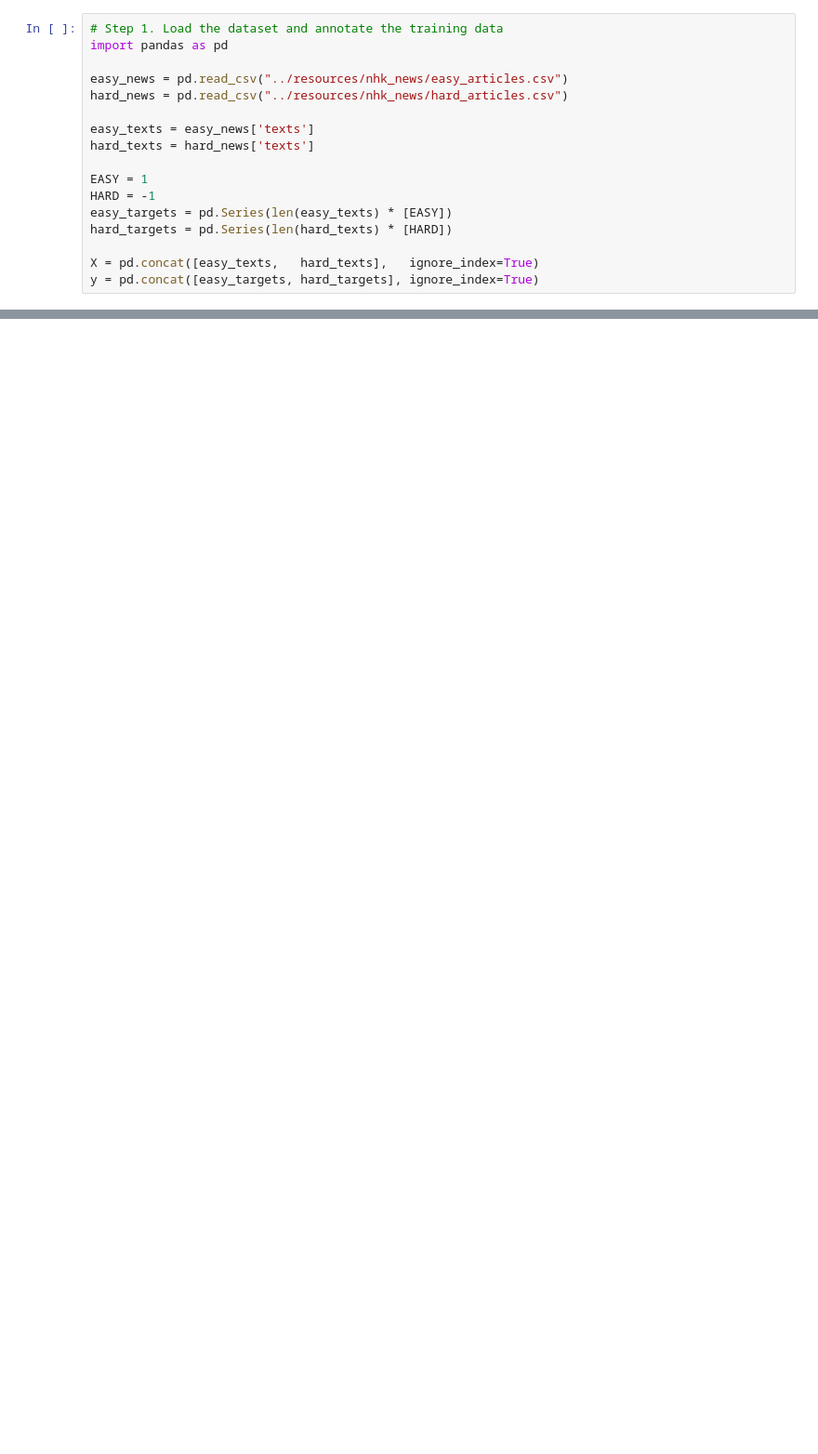
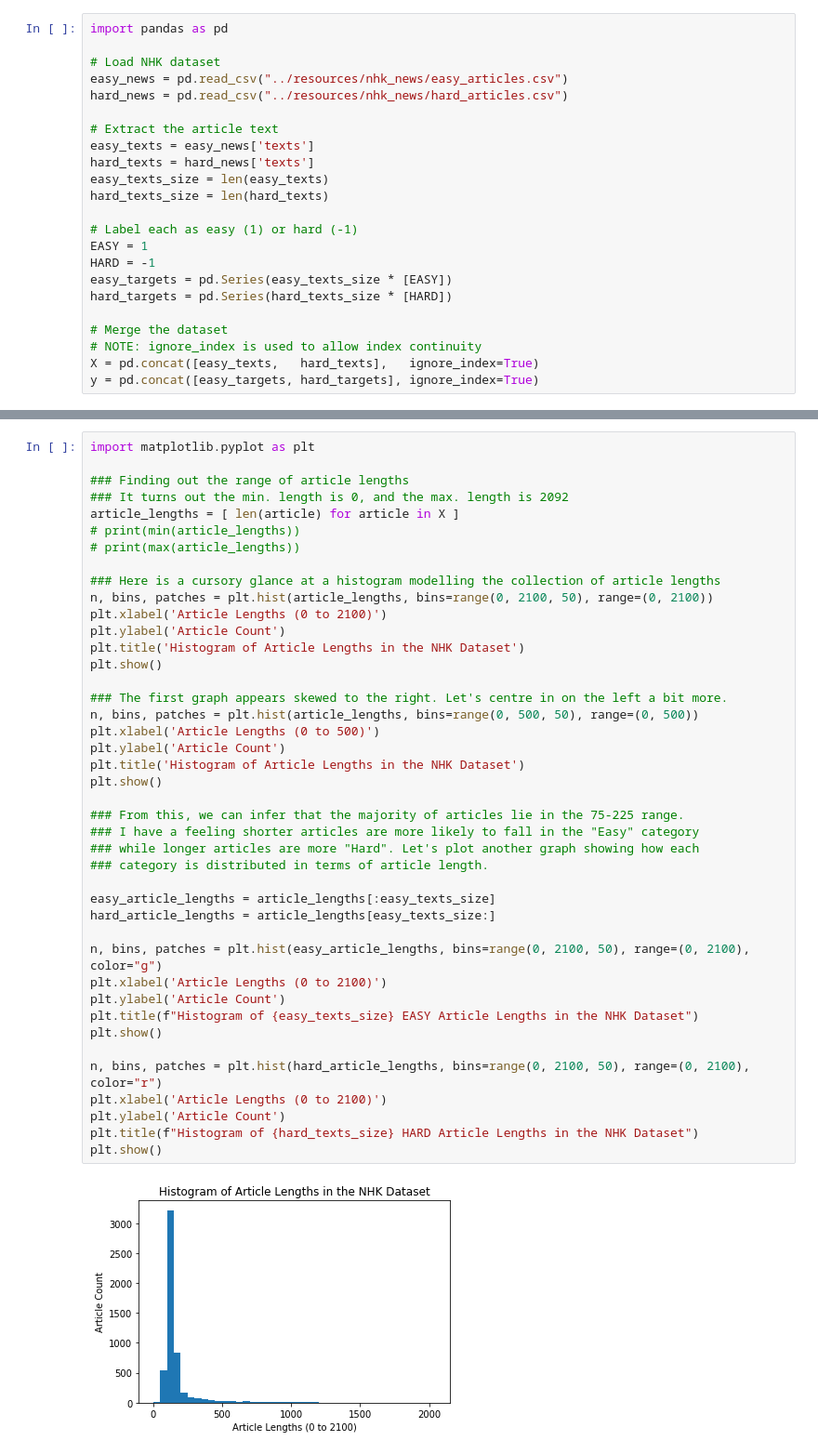
Before and after one commit to thedatadev/language-study-aid, a Jupyter notebook: languages/japanese/models/NHK News Easy Hard Classifier.ipynb, the cells around one changed output, grey strips where cells are left out. Shown at 93% size. Drawn from its saved outputs; the diff is of its cells as text; blank space fills up the shorter version.

```diff
--- a/languages/japanese/models/NHK News Easy Hard Classifier.ipynb
+++ b/languages/japanese/models/NHK News Easy Hard Classifier.ipynb
@@ -13,17 +19,23 @@ TODO:
 # %%
-# Step 1. Load the dataset and annotate the training data
 import pandas as pd
 
+# Load NHK dataset
 easy_news = pd.read_csv("../resources/nhk_news/easy_articles.csv")
 hard_news = pd.read_csv("../resources/nhk_news/hard_articles.csv")
 
+# Extract the article text
 easy_texts = easy_news['texts']
 hard_texts = hard_news['texts']
+easy_texts_size = len(easy_texts)
+hard_texts_size = len(hard_texts)
 
+# Label each as easy (1) or hard (-1)
 EASY = 1
 HARD = -1
-easy_targets = pd.Series(len(easy_texts) * [EASY])
-hard_targets = pd.Series(len(hard_texts) * [HARD])
+easy_targets = pd.Series(easy_texts_size * [EASY])
+hard_targets = pd.Series(hard_texts_size * [HARD])
 
+# Merge the dataset
+# NOTE: ignore_index is used to allow index continuity
 X = pd.concat([easy_texts,   hard_texts],   ignore_index=True)
 y = pd.concat([easy_targets, hard_targets], ignore_index=True)
@@ -35,0 +118,44 @@ y = pd.concat([easy_targets, hard_targets], ignore_index=True)
+# %%
+import matplotlib.pyplot as plt
+
+### Finding out the range of article lengths
+### It turns out the min. length is 0, and the max. length is 2092
+article_lengths = [ len(article) for article in X ]
+# print(min(article_lengths))
+# print(max(article_lengths))
+
+### Here is a cursory glance at a histogram modelling the collection of article lengths
+n, bins, patches = plt.hist(article_lengths, bins=range(0, 2100, 50), range=(0, 2100))
+plt.xlabel('Article Lengths (0 to 2100)')
+plt.ylabel('Article Count')
+plt.title('Histogram of Article Lengths in the NHK Dataset')
+plt.show()
+
+### The first graph appears skewed to the right. Let's centre in on the left a bit more.
+n, bins, patches = plt.hist(article_lengths, bins=range(0, 500, 50), range=(0, 500))
+plt.xlabel('Article Lengths (0 to 500)')
+plt.ylabel('Article Count')
+plt.title('Histogram of Article Lengths in the NHK Dataset')
+plt.show()
+
+### From this, we can infer that the majority of articles lie in the 75-225 range.
+### I have a feeling shorter articles are more likely to fall in the "Easy" category
+### while longer articles are more "Hard". Let's plot another graph showing how each
+### category is distributed in terms of article length.
+
+easy_article_lengths = article_lengths[:easy_texts_size]
+hard_article_lengths = article_lengths[easy_texts_size:]
+
+n, bins, patches = plt.hist(easy_article_lengths, bins=range(0, 2100, 50), range=(0, 2100), color="g")
+plt.xlabel('Article Lengths (0 to 2100)')
+plt.ylabel('Article Count')
+plt.title(f"Histogram of {easy_texts_size} EASY Article Lengths in the NHK Dataset")
+plt.show()
+
+n, bins, patches = plt.hist(hard_article_lengths, bins=range(0, 2100, 50), range=(0, 2100), color="r")
+plt.xlabel('Article Lengths (0 to 2100)')
+plt.ylabel('Article Count')
+plt.title(f"Histogram of {hard_texts_size} HARD Article Lengths in the NHK Dataset")
+plt.show()
+# %% [output]
+[figure, added]
```
Also changed, not shown: parts of 14 cells of this notebook, 3 other files.
